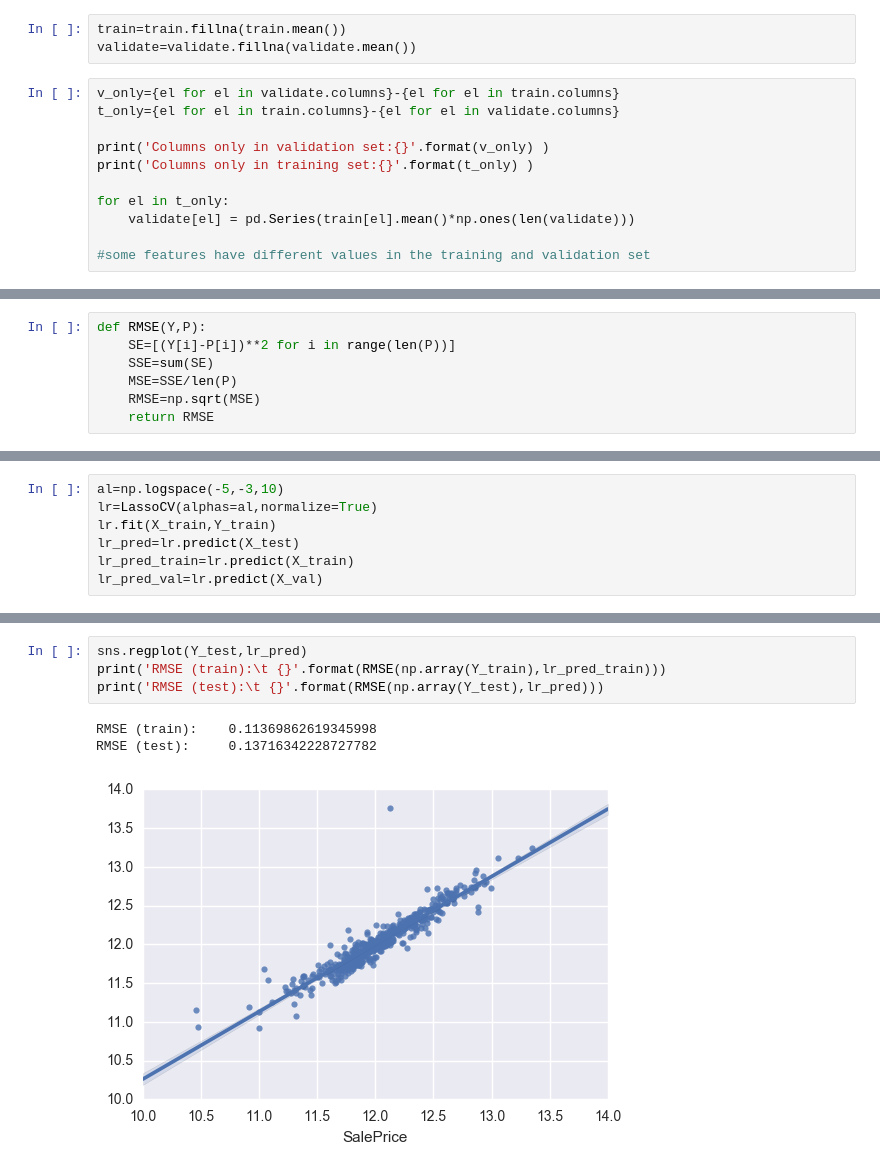
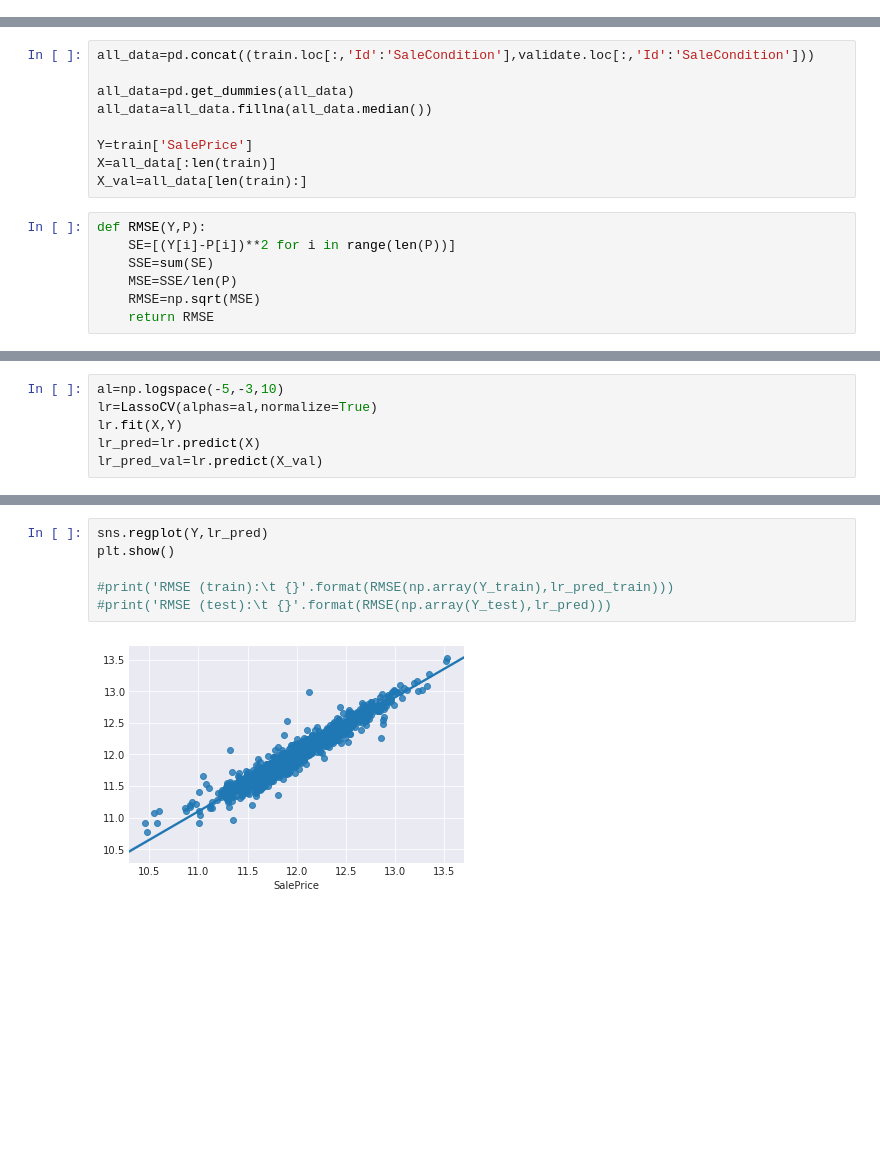
Before and after one commit to glingram/Housing, a Jupyter notebook: Housing.ipynb, the cells around one changed output, grey strips where cells are left out. Saved outputs shown, nothing was run; the diff lists cells and outputs as text; blank space fills up the shorter version.

```diff
--- a/Housing.ipynb
+++ b/Housing.ipynb
@@ -174,14 +171,0 @@ validate=pd.get_dummies(validate)
-# %%
-train=train.fillna(train.mean())
-validate=validate.fillna(validate.mean())
-# %%
-v_only={el for el in validate.columns}-{el for el in train.columns}
-t_only={el for el in train.columns}-{el for el in validate.columns}
-
-print('Columns only in validation set:{}'.format(v_only) )
-print('Columns only in training set:{}'.format(t_only) )
-
-for el in t_only:
-    validate[el] = pd.Series(train[el].mean()*np.ones(len(validate)))
-
-#some features have different values in the training and validation set
@@ -195,3 +172,12 @@ X_val=validate.drop(['SalePrice'],axis=1)
+# %%
+all_data=pd.concat((train.loc[:,'Id':'SaleCondition'],validate.loc[:,'Id':'SaleCondition']))
+
+all_data=pd.get_dummies(all_data)
+all_data=all_data.fillna(all_data.median())
+
+Y=train['SalePrice']
+X=all_data[:len(train)]
+X_val=all_data[len(train):]
 # %%
 def RMSE(Y,P):
     SE=[(Y[i]-P[i])**2 for i in range(len(P))]
@@ -205,7 +191,6 @@ X_train, X_test, Y_train, Y_test =train_test_split(X, Y, test_size=0.33)
 # %%
 al=np.logspace(-5,-3,10)
 lr=LassoCV(alphas=al,normalize=True)
-lr.fit(X_train,Y_train)
-lr_pred=lr.predict(X_test)
-lr_pred_train=lr.predict(X_train)
+lr.fit(X,Y)
+lr_pred=lr.predict(X)
 lr_pred_val=lr.predict(X_val)
@@ -221,9 +230,9 @@ Selected alpha: 0.00035938136638046257
 # %%
-sns.regplot(Y_test,lr_pred)
-print('RMSE (train):\t {}'.format(RMSE(np.array(Y_train),lr_pred_train)))
-print('RMSE (test):\t {}'.format(RMSE(np.array(Y_test),lr_pred)))
+sns.regplot(Y,lr_pred)
+plt.show()
+
+#print('RMSE (train):\t {}'.format(RMSE(np.array(Y_train),lr_pred_train)))
+#print('RMSE (test):\t {}'.format(RMSE(np.array(Y_test),lr_pred)))
 # %% [output]
-RMSE (train):    0.11369862619345998
-RMSE (test):     0.13716342228727782
-[figure, old version]
+[figure, new version]
 # %%
```
Also changed, not shown: parts of 28 cells of this notebook.
